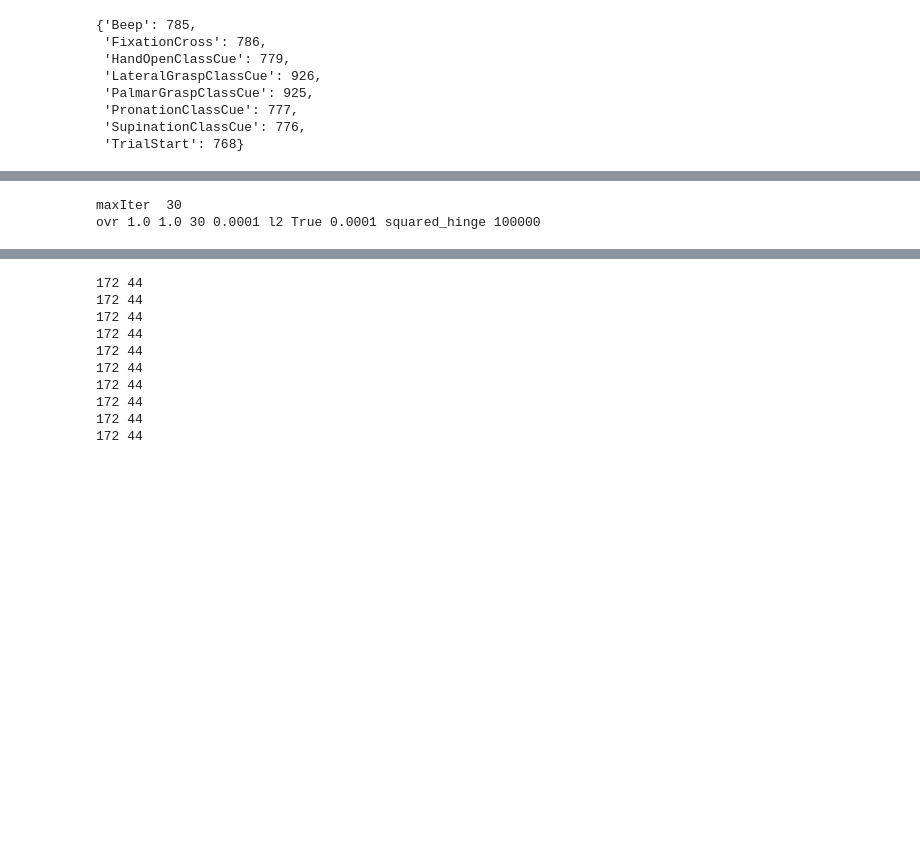
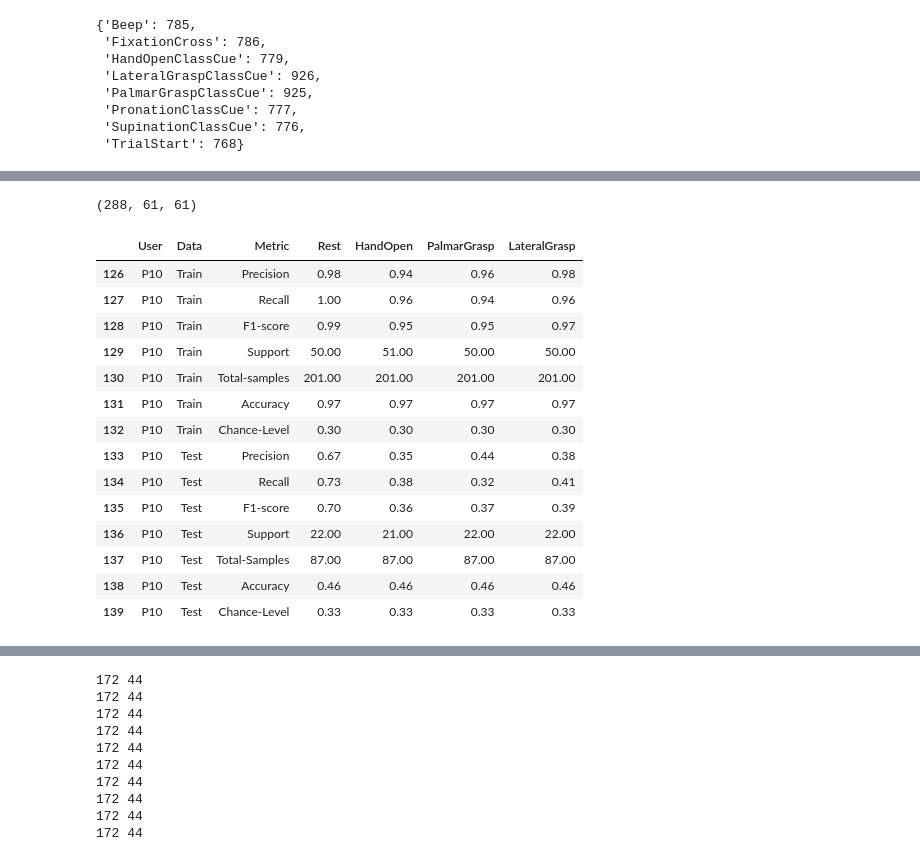
Before and after one commit to cdfbdex/pySTMM, a Jupyter notebook: examples/EEG_Classification.ipynb, the cells around one changed output, grey strips where cells are left out. Drawn from its saved outputs; the diff is of its cells as text; code cells hidden in the pictures; blank space fills up the shorter version.

```diff
--- a/examples/EEG_Classification.ipynb
+++ b/examples/EEG_Classification.ipynb
@@ -22,0 +151,10 @@ import pystmm
+# %%
+def multitaperSpectral(y, fs, NW=2.5,k=4):
+    N=len(y)
+    dt = 1.0/fs
+    # The multitapered method
+    [tapers, eigen] = dpss(N, NW, k)
+    Sk_complex, weights, eigenvalues=pmtm(y, e=eigen, v=tapers, NFFT=N, show=False)
+    Sk = abs(Sk_complex)**2
+    Sk = np.mean(Sk * np.transpose(weights), axis=0) * dt
+    return Sk
@@ -37,0 +182,9 @@ def butter_bandpass_filter(data, lowcut, highcut, fs, order=5):
+# %%
+def dfCARFiltering(df, channels_interest):
+    dictData = df.to_dict(orient='list')
+    for i in range(len(df)):
+        meanVal = float(np.mean([float(dictData[col][i]) for col in channels_interest]))
+        for col in channels_interest:
+            dictData[col][i] = dictData[col][i] - meanVal
+    df = pd.DataFrame(dictData)
+    return df.copy()
@@ -37,0 +193,8 @@ def butter_bandpass_filter(data, lowcut, highcut, fs, order=5):
+# %%
+def getChanceLevel(c,n,alpha):
+    '''
+    c: Number of classes
+    n: total samples
+    alpha: statistical significance level
+    '''
+    return (1/n)*binom.ppf(1-alpha, n, 1/c)
@@ -62,12 +227,3 @@ def bootstrap(data, n=1000, func=np.mean):
         u_indx = int(np.floor(n*u_pval))
         return(simulations[l_indx],simulations[u_indx])
     return(ci)
-# %%
-def CARFiltering(df, channels_interest):
-    dictData = df.to_dict(orient='list')
-    for i in range(len(df)):
-        meanVal = float(np.mean([float(dictData[col][i]) for col in channels_interest]))
-        for col in channels_interest:
-            dictData[col][i] = dictData[col][i] - meanVal
-    df = pd.DataFrame(dictData)
-    return df.copy()
@@ -609,5 +815,4 @@ X.shape, y.shape, y
-# %%
-clf_multi = pystmm.classifier.STMM(typemulticlassifier='ovr',C1=1.0, C2=1.0, maxIter=30, tolSTM=1e-4, penalty = 'l2', dual = True, tol=1e-4,loss = 'squared_hinge', maxIterSVM=100000)
-# %% [output]
-maxIter  30
-ovr 1.0 1.0 30 0.0001 l2 True 0.0001 squared_hinge 100000
+# %%
+X.shape
+# %% [output]
+(288, 61, 61)
@@ -613,0 +824,19 @@ ovr 1.0 1.0 30 0.0001 l2 True 0.0001 squared_hinge 100000
+# %%
+dfResult = pd.DataFrame(data=dataResult, columns=['User','Data','Metric']+target_names)
+dfResult[dfResult['User']=='P10'].head(15)
+# %% [output]
+|  | User | Data | Metric | Rest | HandOpen | PalmarGrasp | LateralGrasp |
+| 126 | P10 | Train | Precision | 0.98 | 0.94 | 0.96 | 0.98 |
+| 127 | P10 | Train | Recall | 1.00 | 0.96 | 0.94 | 0.96 |
+| 128 | P10 | Train | F1-score | 0.99 | 0.95 | 0.95 | 0.97 |
+| 129 | P10 | Train | Support | 50.00 | 51.00 | 50.00 | 50.00 |
+| 130 | P10 | Train | Total-samples | 201.00 | 201.00 | 201.00 | 201.00 |
+| 131 | P10 | Train | Accuracy | 0.97 | 0.97 | 0.97 | 0.97 |
+| 132 | P10 | Train | Chance-Level | 0.30 | 0.30 | 0.30 | 0.30 |
+| 133 | P10 | Test | Precision | 0.67 | 0.35 | 0.44 | 0.38 |
+| 134 | P10 | Test | Recall | 0.73 | 0.38 | 0.32 | 0.41 |
+| 135 | P10 | Test | F1-score | 0.70 | 0.36 | 0.37 | 0.39 |
+| 136 | P10 | Test | Support | 22.00 | 21.00 | 22.00 | 22.00 |
+| 137 | P10 | Test | Total-Samples | 87.00 | 87.00 | 87.00 | 87.00 |
+| 138 | P10 | Test | Accuracy | 0.46 | 0.46 | 0.46 | 0.46 |
+| 139 | P10 | Test | Chance-Level | 0.33 | 0.33 | 0.33 | 0.33 |
```
Also changed, not shown: parts of 57 cells of this notebook.
